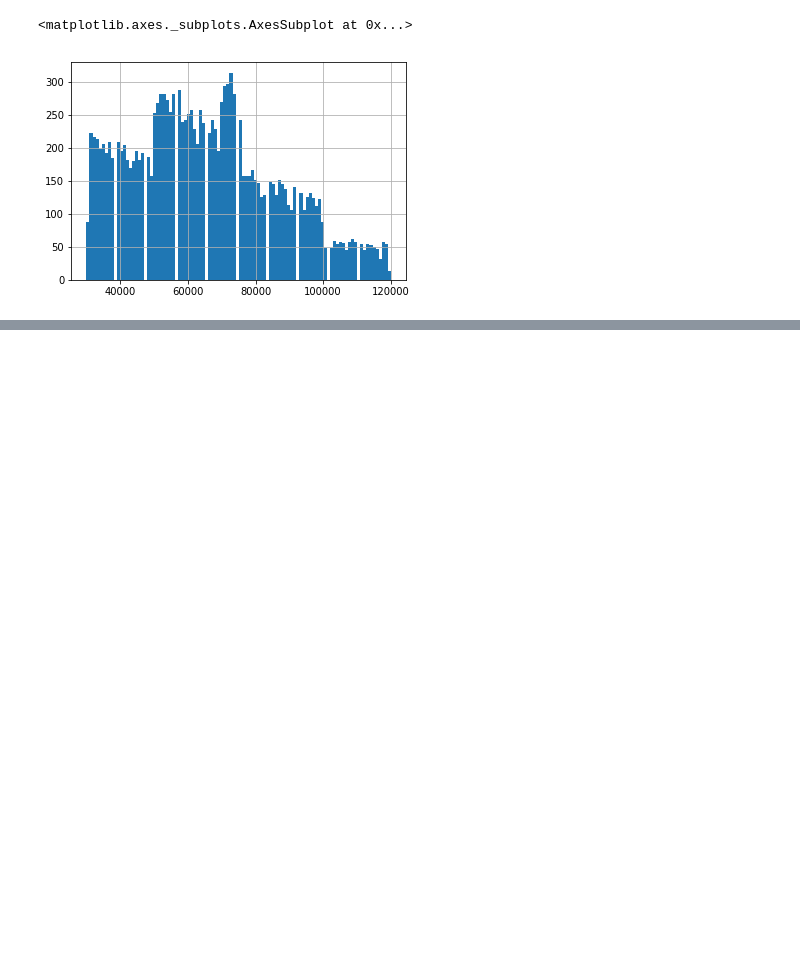
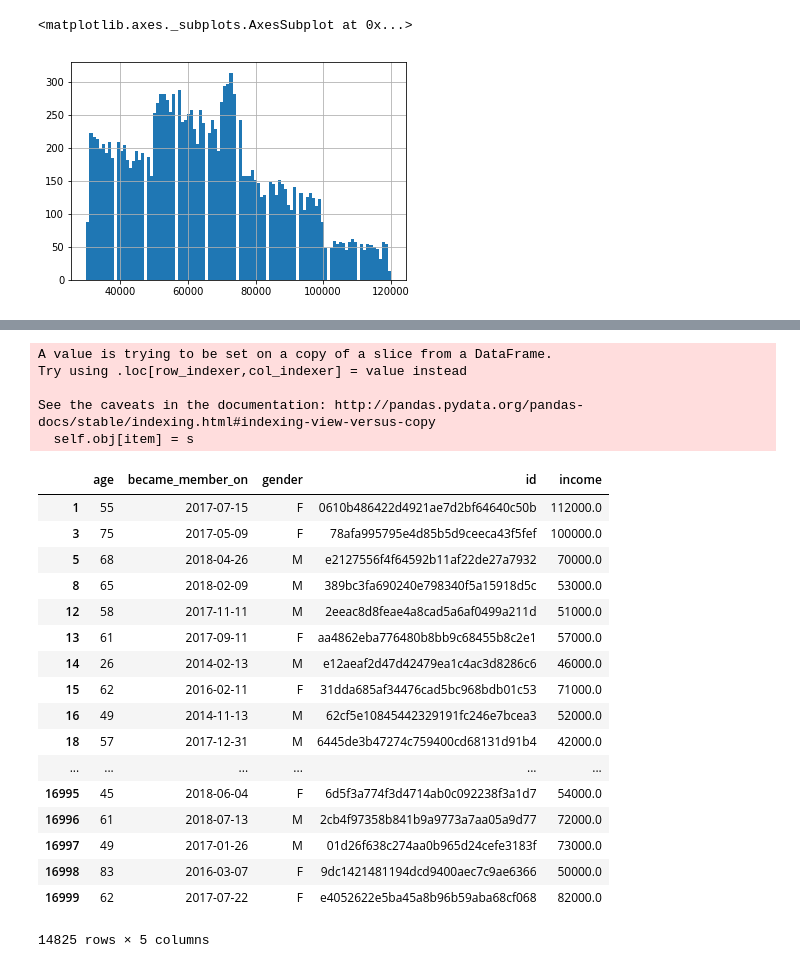
Before and after one commit to Arjunar92/Starbucks_Customer_Segmentation_Project, a Jupyter notebook: Starbucks_Capstone_notebook.ipynb, the cells around one changed output, grey strips where cells are left out. Drawn from its saved outputs; the diff is of its cells as text; code cells hidden in the pictures; blank space fills up the shorter version.

```diff
--- a/Starbucks_Capstone_notebook.ipynb
+++ b/Starbucks_Capstone_notebook.ipynb
@@ -223,0 +243,40 @@ SyntaxError: unexpected EOF while parsing (<ipython-input-14-d8071426e1ea>, line
+# %%
+def clean_profile(profile = profile):
+
+    profile = profile[profile['income'].notnull()]
+
+    profile['became_member_on'] = pd.to_datetime(profile['became_member_on'], format = '%Y%m%d')
+
+
+
+
+    return profile
+# %%
+p = clean_profile()
+# %% [output]
+A value is trying to be set on a copy of a slice from a DataFrame.
+Try using .loc[row_indexer,col_indexer] = value instead
+
+See the caveats in the documentation: http://pandas.pydata.org/pandas-docs/stable/indexing.html#indexing-view-versus-copy
+  self.obj[item] = s
+# %%
+p
+# %% [output]
+|  | age | became_member_on | gender | id | income |
+| 1 | 55 | 2017-07-15 | F | 0610b486422d4921ae7d2bf64640c50b | 112000.0 |
+| 3 | 75 | 2017-05-09 | F | 78afa995795e4d85b5d9ceeca43f5fef | 100000.0 |
+| 5 | 68 | 2018-04-26 | M | e2127556f4f64592b11af22de27a7932 | 70000.0 |
+| 8 | 65 | 2018-02-09 | M | 389bc3fa690240e798340f5a15918d5c | 53000.0 |
+| 12 | 58 | 2017-11-11 | M | 2eeac8d8feae4a8cad5a6af0499a211d | 51000.0 |
+| 13 | 61 | 2017-09-11 | F | aa4862eba776480b8bb9c68455b8c2e1 | 57000.0 |
+| 14 | 26 | 2014-02-13 | M | e12aeaf2d47d42479ea1c4ac3d8286c6 | 46000.0 |
+| 15 | 62 | 2016-02-11 | F | 31dda685af34476cad5bc968bdb01c53 | 71000.0 |
+| 16 | 49 | 2014-11-13 | M | 62cf5e10845442329191fc246e7bcea3 | 52000.0 |
+| 18 | 57 | 2017-12-31 | M | 6445de3b47274c759400cd68131d91b4 | 42000.0 |
+| ... | ... | ... | ... | ... | ... |
+| 16995 | 45 | 2018-06-04 | F | 6d5f3a774f3d4714ab0c092238f3a1d7 | 54000.0 |
+| 16996 | 61 | 2018-07-13 | M | 2cb4f97358b841b9a9773a7aa05a9d77 | 72000.0 |
+| 16997 | 49 | 2017-01-26 | M | 01d26f638c274aa0b965d24cefe3183f | 73000.0 |
+| 16998 | 83 | 2016-03-07 | F | 9dc1421481194dcd9400aec7c9ae6366 | 50000.0 |
+| 16999 | 62 | 2017-07-22 | F | e4052622e5ba45a8b96b59aba68cf068 | 82000.0 |
+14825 rows × 5 columns
```
Also changed, not shown: parts of 3 cells of this notebook.
